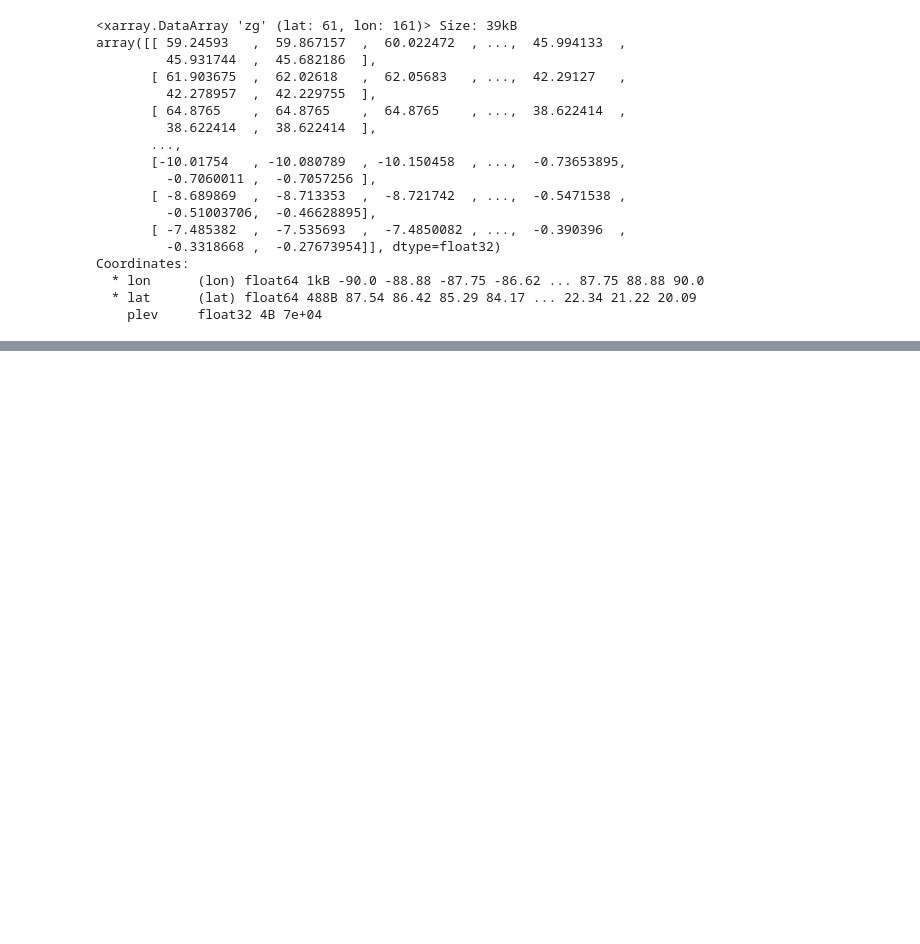
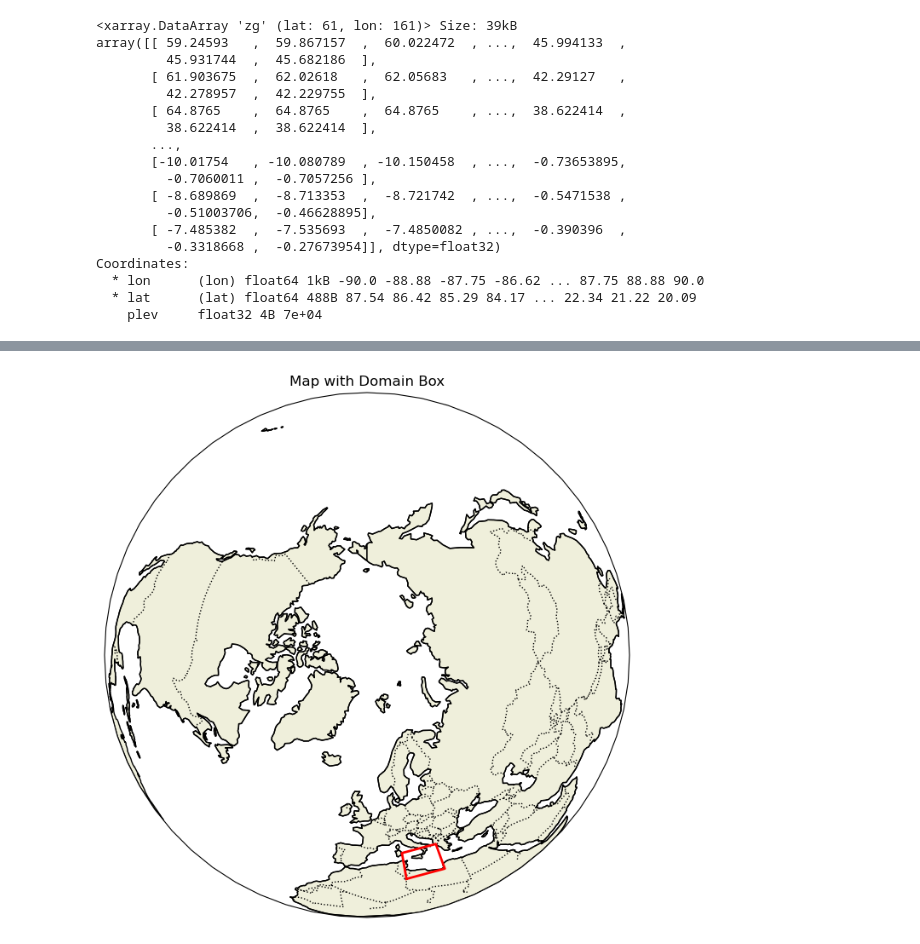
Before and after one commit to jobo95/MOAAP, a Jupyter notebook: Notebooks/playaround.ipynb, the cells around one changed output, grey strips where cells are left out. Saved outputs shown, nothing was run; the diff lists cells and outputs as text; code cells hidden in the pictures; blank space fills up the shorter version.

```diff
--- a/Notebooks/playaround.ipynb
+++ b/Notebooks/playaround.ipynb
@@ -284,0 +385,41 @@ Coordinates:
+# %%
+import matplotlib.pyplot as plt
+import cartopy.crs as ccrs
+import cartopy.feature as cfeature
+
+def plot_with_domain_box(area_extent, domain_extent):
+    """
+    Plot a map with a domain box over a specified area.
+
+    Parameters:
+        area_extent (tuple): Tuple specifying the extent of the map area in the form (min_lon, max_lon, min_lat, max_lat).
+        domain_extent (tuple): Tuple specifying the extent of the domain box in the form (min_lon, max_lon, min_lat, max_lat).
+    """
+    fig = plt.figure(figsize=(10, 8))
+    ax = fig.add_subplot(1, 1, 1, projection=ccrs.Orthographic(0,90))
+
+    # Set extent of the map
+    ax.set_global()
+
+    # Add map features
+    ax.add_feature(cfeature.COASTLINE)
+    ax.add_feature(cfeature.BORDERS, linestyle=':')
+    ax.add_feature(cfeature.LAND, edgecolor='black')
+
+    # Plot domain box
+    min_lon, max_lon, min_lat, max_lat = domain_extent
+    ax.plot([min_lon, max_lon, max_lon, min_lon, min_lon],
+            [min_lat, min_lat, max_lat, max_lat, min_lat],
+            color='red', linewidth=2, transform=ccrs.PlateCarree())
+
+    # Add title
+    ax.set_title('Map with Domain Box')
+
+    plt.show()
+
+# Beispielaufruf
+area_extent = (-180, 180, 58, 90)  # Bereich der Weltkarte
+domain_extent = (10, 20, 30, 40)    # Bereich der Domain-Box
+plot_with_domain_box(area_extent, domain_extent)
+# %% [output]
+[figure, added]
```
Also changed, not shown: parts of 18 cells of this notebook, 14 other files.
